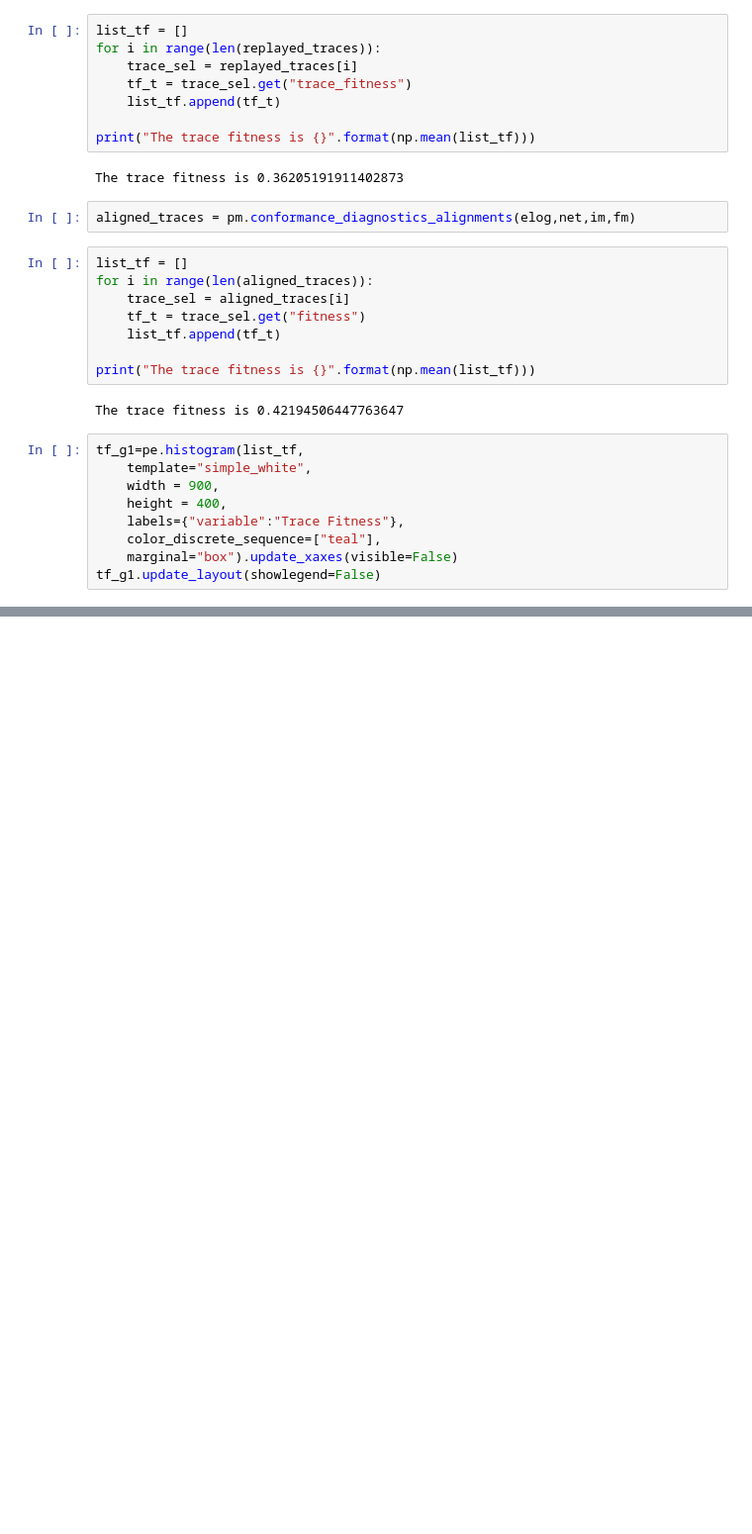
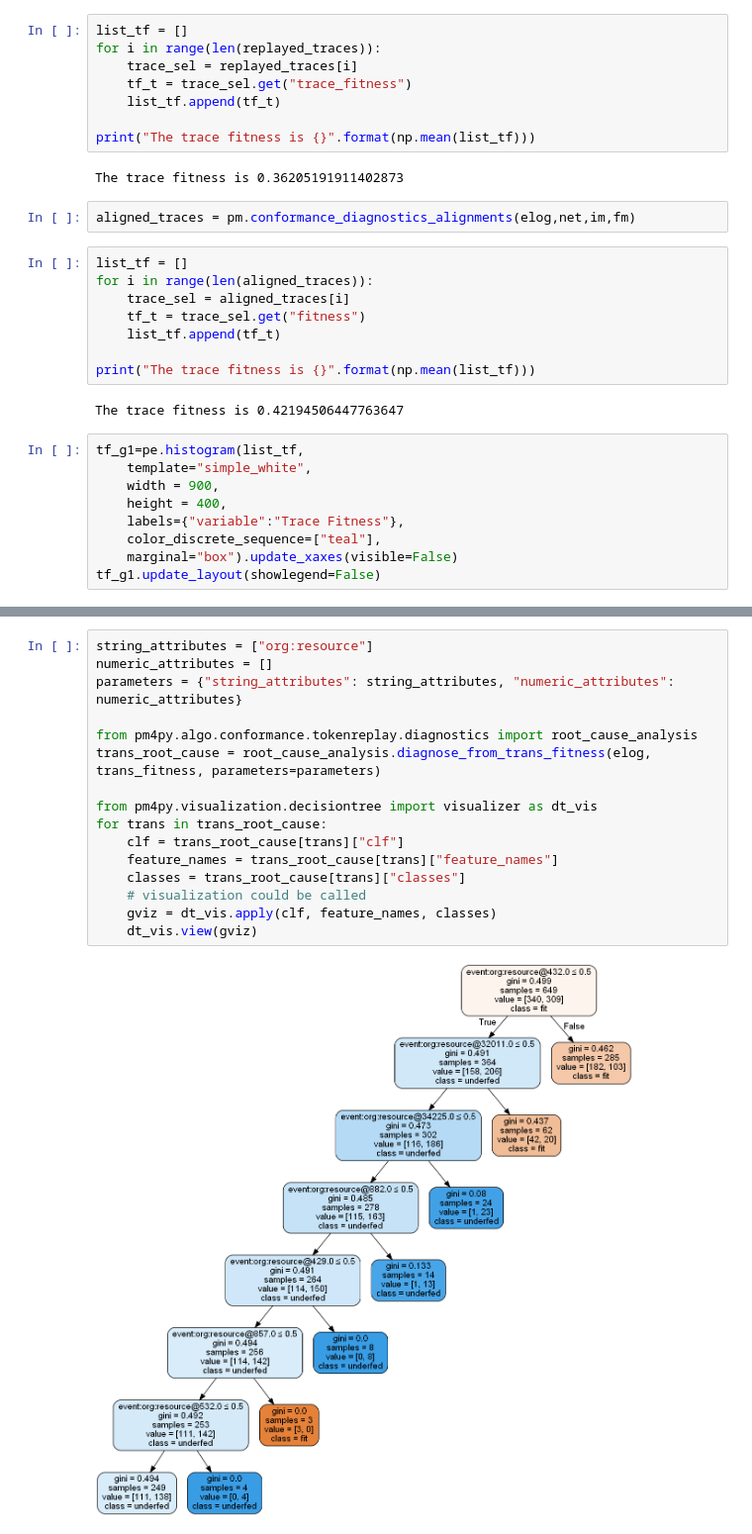
Before and after one commit to pmmc92/Plataforma_Path, a Jupyter notebook: base.ipynb, the cells around one changed output, grey strips where cells are left out. Shown at 99% size. Drawn from its saved outputs; the diff is of its cells as text; blank space fills up the shorter version.

```diff
--- a/base.ipynb
+++ b/base.ipynb
@@ -1074,0 +1125,18 @@ for trans in trans_diagnostics:
+# %%
+string_attributes = ["org:resource"]
+numeric_attributes = []
+parameters = {"string_attributes": string_attributes, "numeric_attributes": numeric_attributes}
+
+from pm4py.algo.conformance.tokenreplay.diagnostics import root_cause_analysis
+trans_root_cause = root_cause_analysis.diagnose_from_trans_fitness(elog, trans_fitness, parameters=parameters)
+
+from pm4py.visualization.decisiontree import visualizer as dt_vis
+for trans in trans_root_cause:
+    clf = trans_root_cause[trans]["clf"]
+    feature_names = trans_root_cause[trans]["feature_names"]
+    classes = trans_root_cause[trans]["classes"]
+    # visualization could be called
+    gviz = dt_vis.apply(clf, feature_names, classes)
+    dt_vis.view(gviz)
+# %% [output]
+[figure, added]
```
Also changed, not shown: parts of 17 cells of this notebook, 2 other files.
